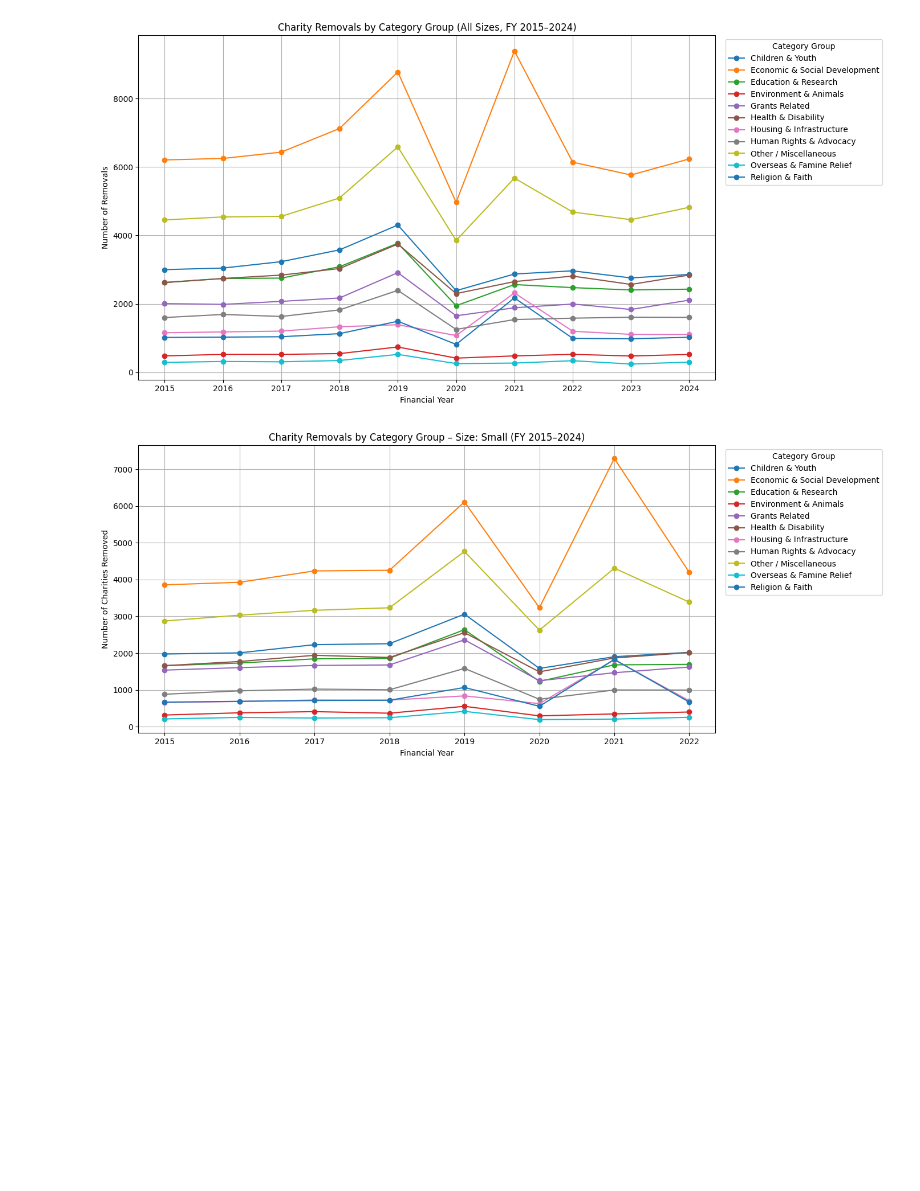
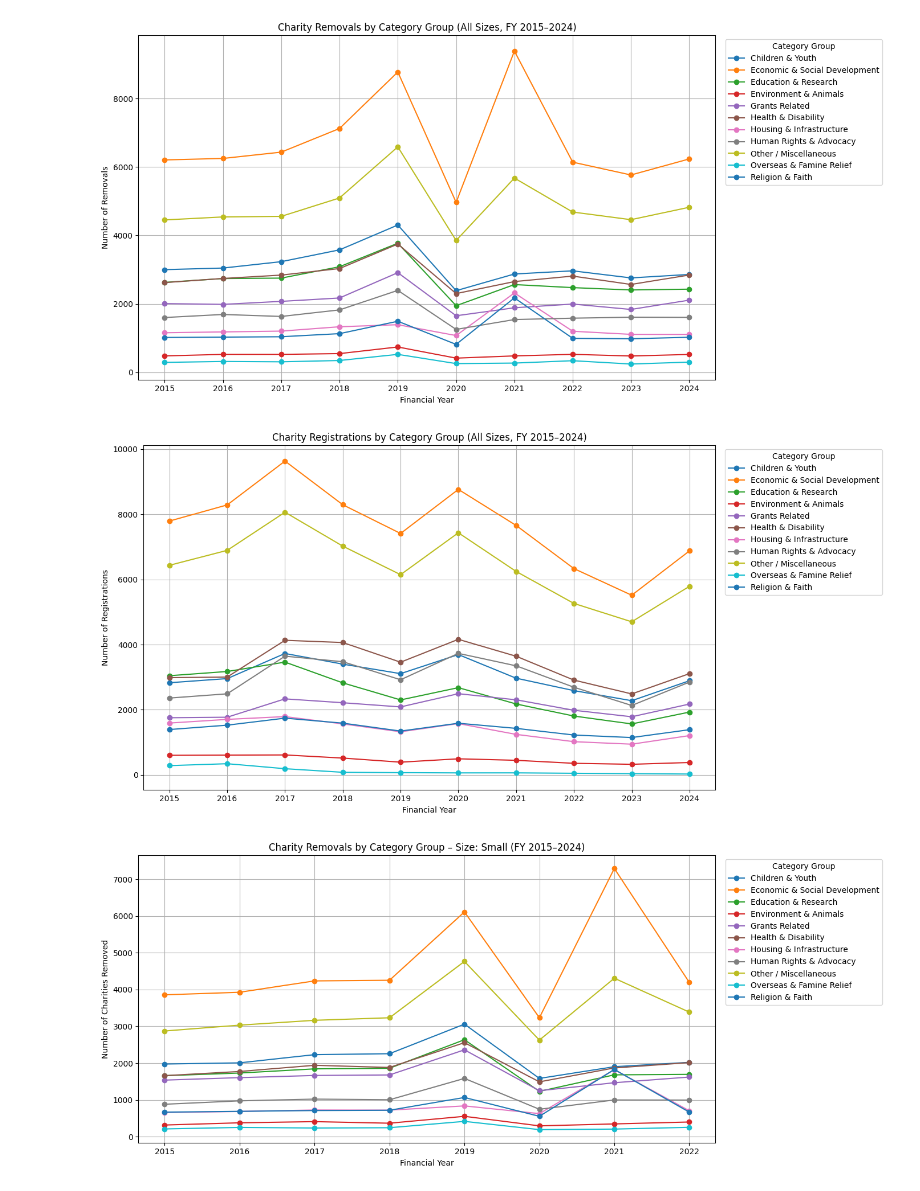
Before and after one commit to crystalyu917/The-Impact-of-Local-Council-Asset-Sales-on-Charity-Survival-in-England, a Jupyter notebook: src/analysis/analysis1.ipynb, the cells around one changed output. Saved outputs shown, nothing was run; the diff lists cells and outputs as text; code cells hidden in the pictures; blank space fills up the shorter version.

```diff
--- a/src/analysis/analysis1.ipynb
+++ b/src/analysis/analysis1.ipynb
@@ -423,6 +423,82 @@ plt.xticks(summary.index)
 plt.show()
 # %% [output]
 [figure]
+# %%
+# --- Step 1: Use same category mapping ---
+category_map = {
+    'classification_makes_grants_to_individuals': 'Grants Related',
+    'classification_makes_grants_to_organisations': 'Grants Related',
+    'classification_accommodation/housing': 'Housing & Infrastructure',
+    'classification_provides_buildings/facilities/open_space': 'Housing & Infrastructure',
+    'classification_education/training': 'Education & Research',
+    'classification_sponsors_or_undertakes_research': 'Education & Research',
+    'classification_children/young_people': 'Children & Youth',
+    'classification_amateur_sport': 'Children & Youth',
+    'classification_the_advancement_of_health_or_saving_of_lives': 'Health & Disability',
+    'classification_disability': 'Health & Disability',
+    'classification_people_with_disabilities': 'Health & Disability',
+    'classification_human_rights/religious_or_racial_harmony/equality_or_diversity': 'Human Rights & Advocacy',
+    'classification_provides_advocacy/advice/information': 'Human Rights & Advocacy',
+    'classification_people_of_a_particular_ethnic_or_racial_origin': 'Human Rights & Advocacy',
+    'classification_religious_activities': 'Religion & Faith',
+    'classification_acts_as_an_umbrella_or_resource_body': 'Religion & Faith',
+    'classification_environment/conservation/heritage': 'Environment & Animals',
+    'classification_animals': 'Environment & Animals',
+    'classification_economic/community_development/employment': 'Economic & Social Development',
+    'classification_general_charitable_purposes': 'Economic & Social Development',
+    'classification_provides_services': 'Economic & Social Development',
+    'classification_provides_human_resources': 'Economic & Social Development',
+    'classification_provides_other_finance': 'Economic & Social Development',
+    'classification_other_charitable_purposes': 'Economic & Social Development',
+    'classification_other_charities_or_voluntary_bodies': 'Economic & Social Development',
+    'classification_overseas_aid/famine_relief': 'Overseas & Famine Relief',
+    'classification_the_general_public/mankind': 'Other / Miscellaneous',
+    'classification_other_defined_groups': 'Other / Miscellaneous',
+    'classification_recreation': 'Other / Miscellaneous',
+    'classification_elderly/old_people': 'Other / Miscellaneous',
+    'classification_armed_forces/emergency_service_efficiency': 'Other / Miscellaneous',
+    'classification_arts/culture/heritage/science': 'Other / Miscellaneous',
+}
+
+# --- Step 2: Get category groups ---
+dummy_to_group = {col: group for col, group in category_map.items()}
+all_groups = sorted(set(dummy_to_group.values()))
+
+# --- Step 3: Filter relevant registration years ---
+filtered = dataset[dataset['registration_fy'].between(2015, 2024)].copy()
+
+# --- Step 4: Build summary ---
+summary = pd.DataFrame(index=range(2015, 2025))
+
+for group in all_groups:
+    matching_cols = [col for col, g in dummy_to_group.items() if g == group and col in filtered.columns]
+    if matching_cols:
+        counts = (
+            filtered
+            .groupby('registration_fy')[matching_cols]
+            .sum()
+            .sum(axis=1)
+            .reindex(summary.index, fill_value=0)
+        )
+    else:
+        counts = pd.Series(0, index=summary.index)
+    summary[group] = counts
+
+# --- Step 5: Plot ---
+plt.figure(figsize=(14, 7))
+for col in summary.columns:
+    plt.plot(summary.index, summary[col], marker='o', label=col)
+
+plt.title("Charity Registrations by Category Group (All Sizes, FY 2015–2024)")
+plt.xlabel("Financial Year")
+plt.ylabel("Number of Registrations")
+plt.grid(True)
+plt.legend(title="Category Group", bbox_to_anchor=(1.01, 1), loc='upper left')
+plt.tight_layout()
+plt.xticks(summary.index)
+plt.show()
+# %% [output]
+[figure, added]
 # %%
 # --- Step 1: Define category grouping ---
 category_map = {
```
Also changed, not shown: parts of 2 cells of this notebook, 1 other file.
